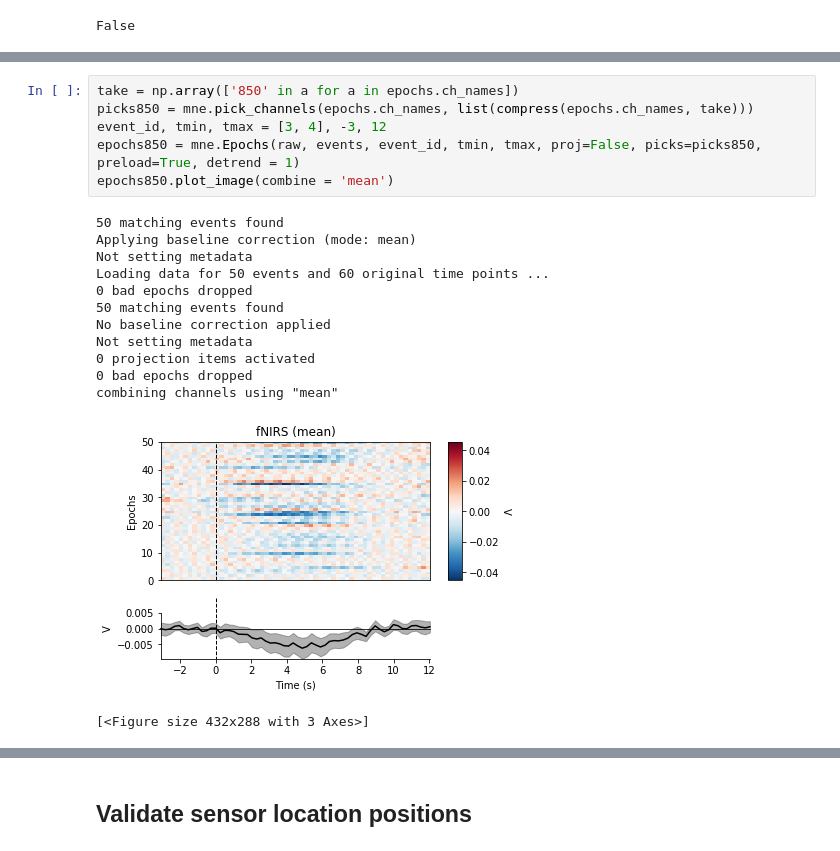
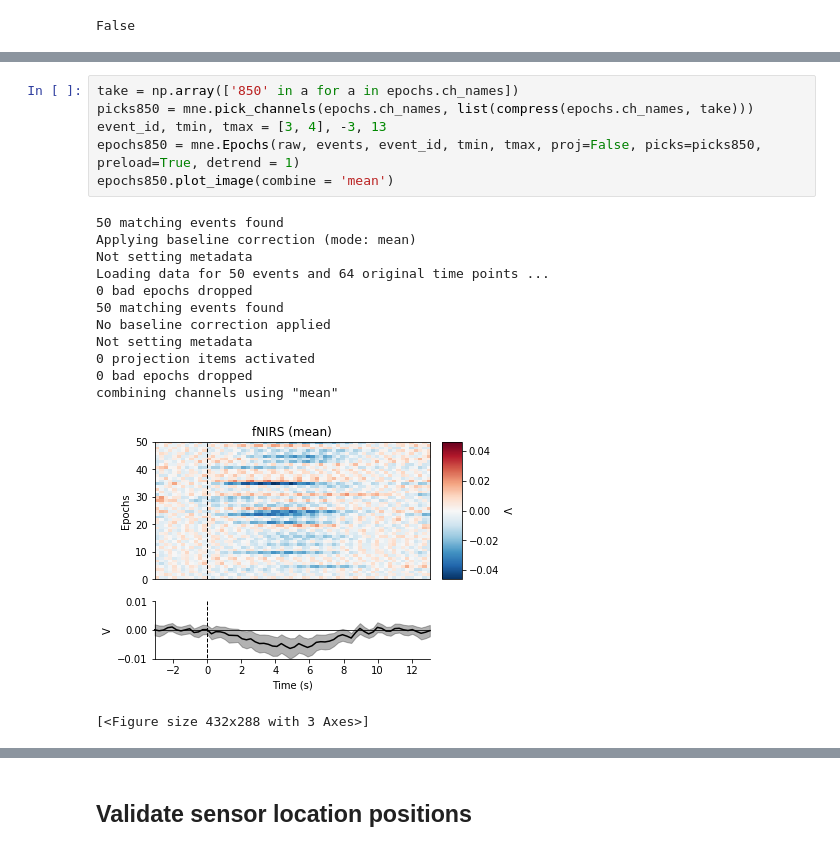
Before and after one commit to rob-luke/mne-fnirs-demo, a Jupyter notebook: NIRx Reader.ipynb, the cells around one changed output, grey strips where cells are left out. Saved outputs shown, nothing was run; the diff lists cells and outputs as text.

```diff
--- a/NIRx Reader.ipynb
+++ b/NIRx Reader.ipynb
@@ -58,20 +50,20 @@ combining channels using "median"
 # %%
 take = np.array(['850' in a for a in epochs.ch_names])
 picks850 = mne.pick_channels(epochs.ch_names, list(compress(epochs.ch_names, take)))
-event_id, tmin, tmax = [3, 4], -3, 12
+event_id, tmin, tmax = [3, 4], -3, 13
 epochs850 = mne.Epochs(raw, events, event_id, tmin, tmax, proj=False, picks=picks850, preload=True, detrend = 1)
 epochs850.plot_image(combine = 'mean')
 # %% [output]
 50 matching events found
 Applying baseline correction (mode: mean)
 Not setting metadata
-Loading data for 50 events and 60 original time points ...
+Loading data for 50 events and 64 original time points ...
 0 bad epochs dropped
 50 matching events found
 No baseline correction applied
 Not setting metadata
 0 projection items activated
 0 bad epochs dropped
 combining channels using "mean"
-[figure, old version]
+[figure, new version]
 [<Figure size 432x288 with 3 Axes>]
```
Also changed, not shown: parts of 5 cells of this notebook.
